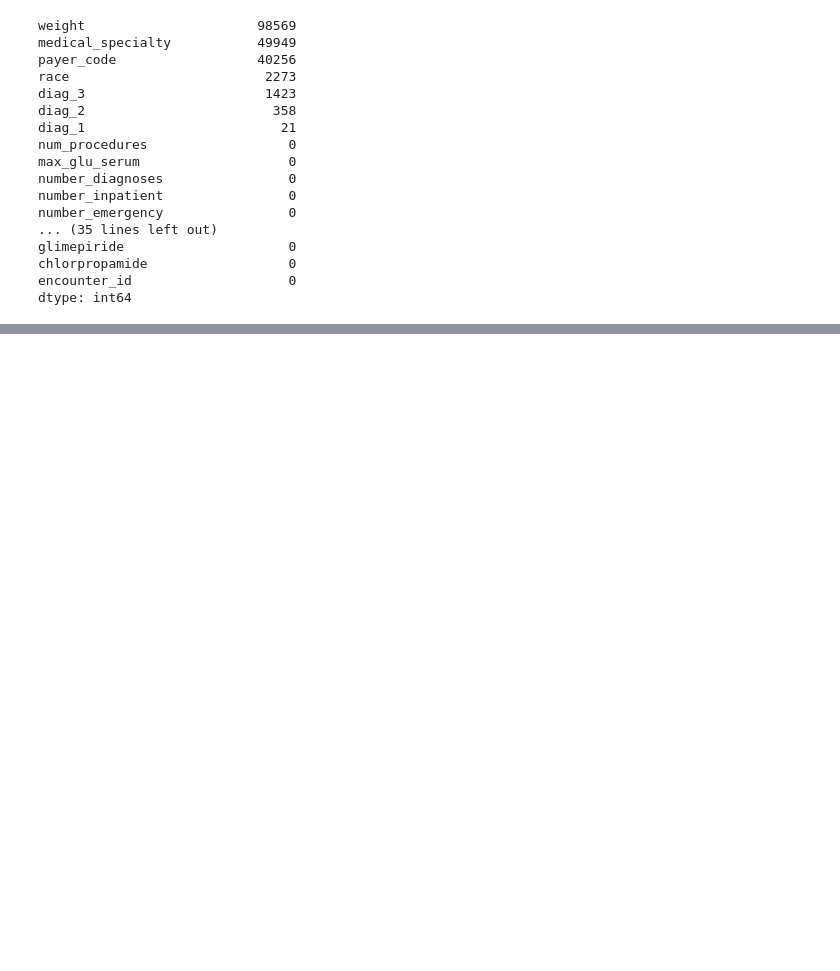
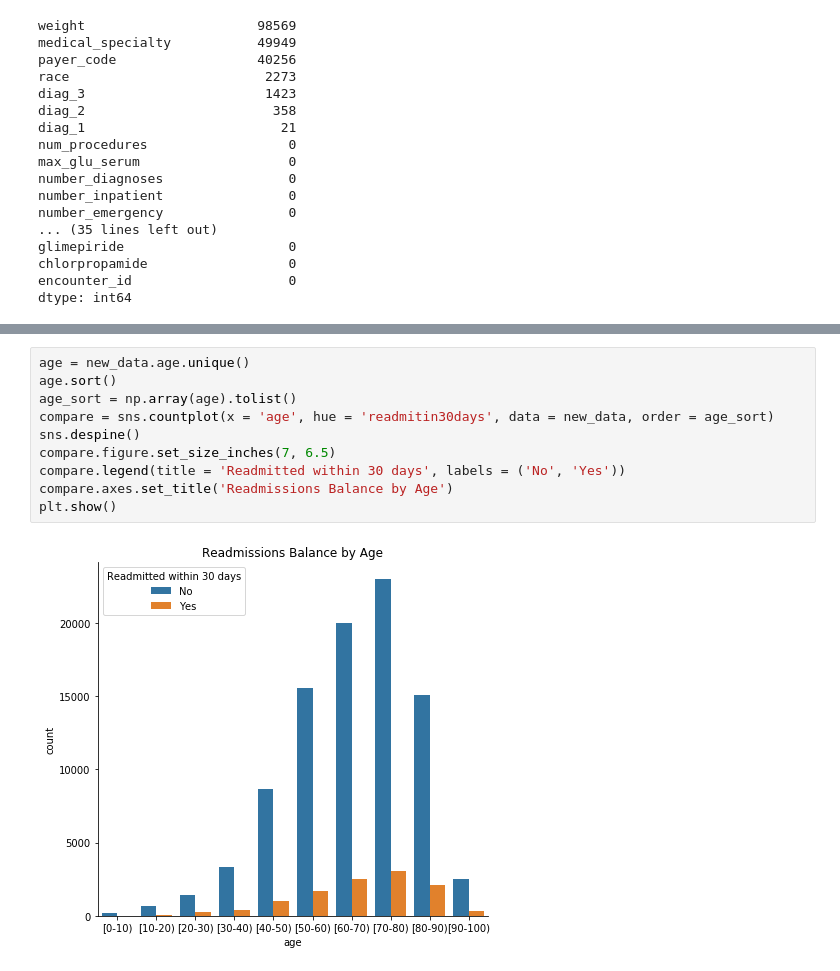
Before and after one commit to joonsooro/UnitedHealthcare, a Jupyter notebook: Jimmy/Capstone.ipynb, the cells around one changed output, grey strips where cells are left out. Cells and saved outputs as stored; diff of their text form; blank space fills up the shorter version.

```diff
--- a/Jimmy/Capstone.ipynb
+++ b/Jimmy/Capstone.ipynb
@@ -146,0 +288,12 @@ new_data = pd.merge(data, data2, on='admission_type_id', how='inner')
+# %%
+age = new_data.age.unique()
+age.sort()
+age_sort = np.array(age).tolist()
+compare = sns.countplot(x = 'age', hue = 'readmitin30days', data = new_data, order = age_sort)
+sns.despine()
+compare.figure.set_size_inches(7, 6.5)
+compare.legend(title = 'Readmitted within 30 days', labels = ('No', 'Yes'))
+compare.axes.set_title('Readmissions Balance by Age')
+plt.show()
+# %% [output]
+[figure, added]
```
Also changed, not shown: parts of 25 cells of this notebook.
